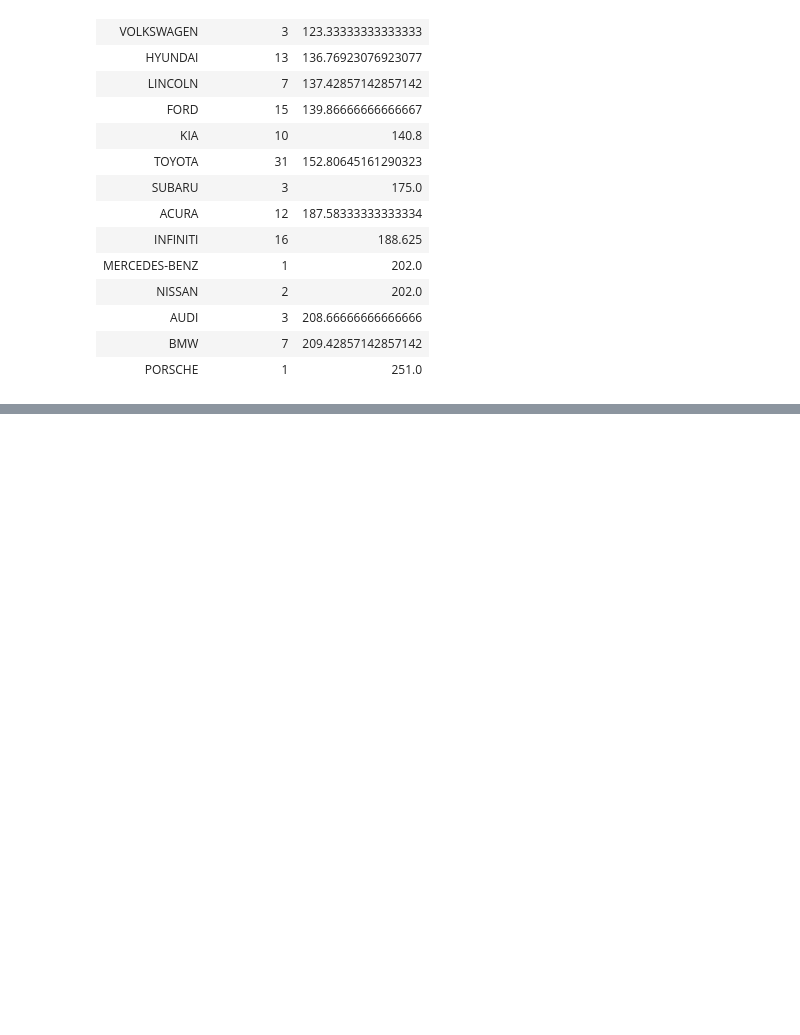
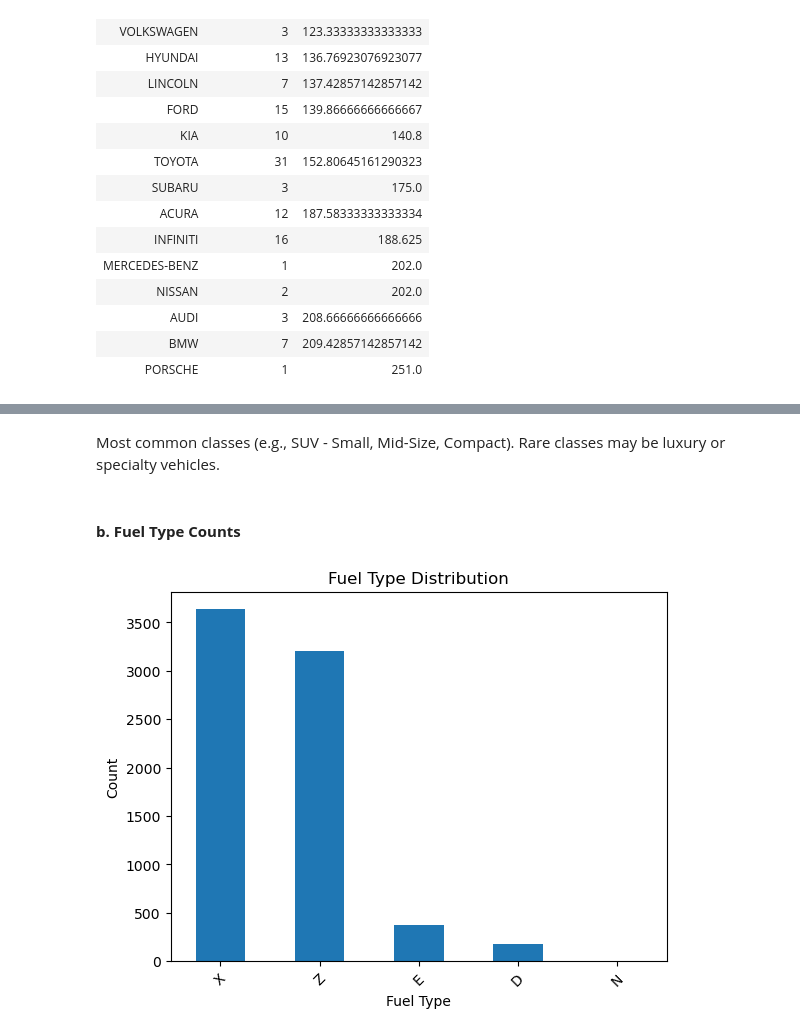
Before and after one commit to ColtonMatth/Vehicle_CO2_Emission, a Jupyter notebook: Vehicle_CO2_Emission.ipynb, the cells around one changed output, grey strips where cells are left out. Saved outputs shown, nothing was run; the diff lists cells and outputs as text; code cells hidden in the pictures; blank space fills up the shorter version.

```diff
--- a/Vehicle_CO2_Emission.ipynb
+++ b/Vehicle_CO2_Emission.ipynb
@@ -208,0 +328,13 @@ Done.
+# %% [markdown]
+Most common classes (e.g., SUV - Small, Mid-Size, Compact). Rare classes may be luxury or specialty vehicles.
+# %% [markdown]
+#### **b. Fuel Type Counts**
+# %%
+df['Fuel Type'].value_counts().plot(kind='bar')
+plt.title('Fuel Type Distribution')
+plt.xlabel('Fuel Type')
+plt.ylabel('Count')
+plt.xticks(rotation=45)
+plt.show()
+# %% [output]
+[figure, added]
```
Also changed, not shown: parts of 41 cells of this notebook, 1 other file.
